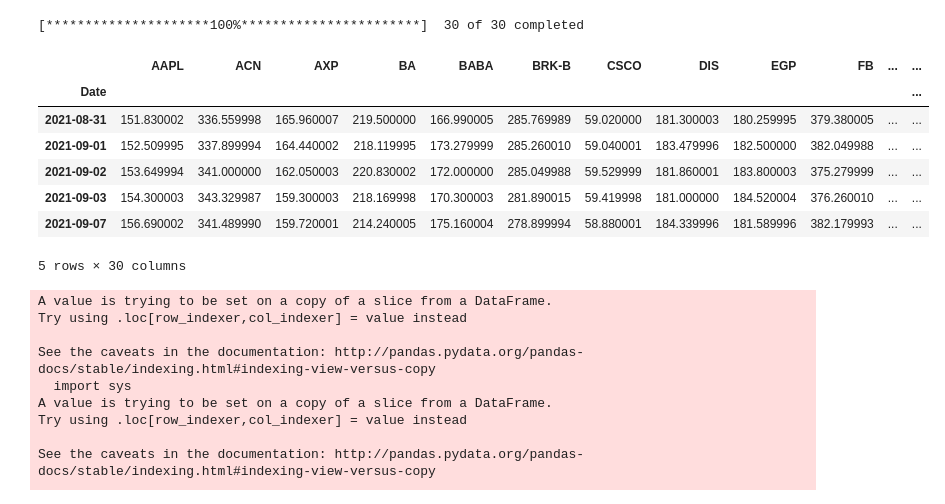
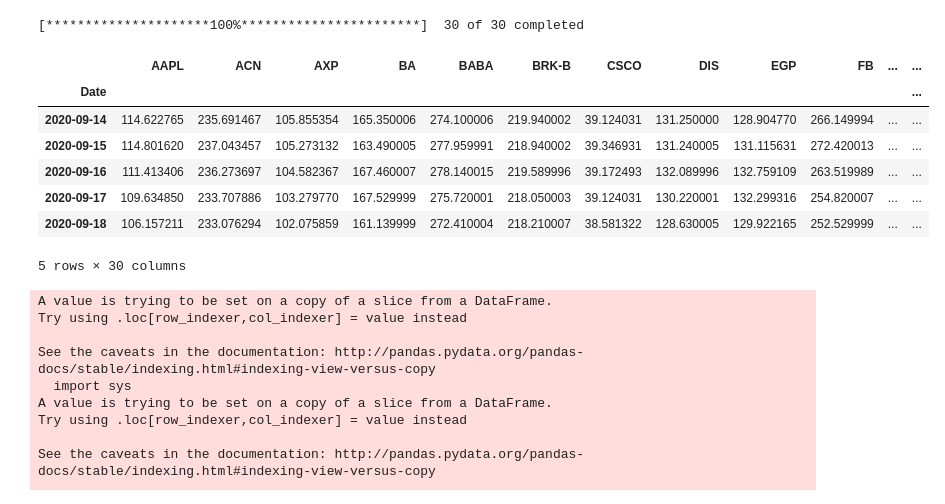
Before and after one commit to EspartacoCamero/stocks-invesment, a Jupyter notebook: notebooks/cherry-pick-stocks.ipynb, the cells around one changed output. Cells and saved outputs as stored; diff of their text form; code cells hidden in the pictures.

Commit message:
using utils in notebook

```diff
--- a/notebooks/cherry-pick-stocks.ipynb
+++ b/notebooks/cherry-pick-stocks.ipynb
@@ -15,4 +16,4 @@ import yaml
 # %%
 all_config = yaml.safe_load(open("../config/config_file.yml", "r"))
 # %%
-df_input = pd.read_csv('../src/data/example_data.csv')
+df_input = utils.get_ticks_data('../src/data/example_data.csv')
@@ -53,16 +20,20 @@ def get_stock_data(stocks, start_date, today, col='Adj Close', source='yahoo'):
+# %%
+start_date, end_date = utils.get_start_end(all_config)
+source = all_config['stocks']['source']
+metric = all_config['stocks']['metric']
+ticks = df_input['TICK'].to_list()
 # %%
-df = get_stock_data(ticks, start_date, end_date)
-#sp500 = get_stock_data(tick_sp500, start_date, end_date)
+df = utils.get_stock_data(ticks, start_date, end_date, col=metric)
 # %% [output]
 [*********************100%***********************]  30 of 30 completed
 # %%
-df.tail()
+df.head()
 # %% [output]
 |  | AAPL | ACN | AXP | BA | BABA | BRK-B | CSCO | DIS | EGP | FB | ... | ... |
 | Date |  |  |  |  |  |  |  |  |  |  |  | ... |
-| 2021-08-31 | 151.830002 | 336.559998 | 165.960007 | 219.500000 | 166.990005 | 285.769989 | 59.020000 | 181.300003 | 180.259995 | 379.380005 | ... | ... |
-| 2021-09-01 | 152.509995 | 337.899994 | 164.440002 | 218.119995 | 173.279999 | 285.260010 | 59.040001 | 183.479996 | 182.500000 | 382.049988 | ... | ... |
-| 2021-09-02 | 153.649994 | 341.000000 | 162.050003 | 220.830002 | 172.000000 | 285.049988 | 59.529999 | 181.860001 | 183.800003 | 375.279999 | ... | ... |
-| 2021-09-03 | 154.300003 | 343.329987 | 159.300003 | 218.169998 | 170.300003 | 281.890015 | 59.419998 | 181.000000 | 184.520004 | 376.260010 | ... | ... |
-| 2021-09-07 | 156.690002 | 341.489990 | 159.720001 | 214.240005 | 175.160004 | 278.899994 | 58.880001 | 184.339996 | 181.589996 | 382.179993 | ... | ... |
+| 2020-09-14 | 114.622765 | 235.691467 | 105.855354 | 165.350006 | 274.100006 | 219.940002 | 39.124031 | 131.250000 | 128.904770 | 266.149994 | ... | ... |
+| 2020-09-15 | 114.801620 | 237.043457 | 105.273132 | 163.490005 | 277.959991 | 218.940002 | 39.346931 | 131.240005 | 131.115631 | 272.420013 | ... | ... |
+| 2020-09-16 | 111.413406 | 236.273697 | 104.582367 | 167.460007 | 278.140015 | 219.589996 | 39.172493 | 132.089996 | 132.759109 | 263.519989 | ... | ... |
+| 2020-09-17 | 109.634850 | 233.707886 | 103.279770 | 167.529999 | 275.720001 | 218.050003 | 39.124031 | 130.220001 | 132.299316 | 254.820007 | ... | ... |
+| 2020-09-18 | 106.157211 | 233.076294 | 102.075859 | 161.139999 | 272.410004 | 218.210007 | 38.581322 | 128.630005 | 129.922165 | 252.529999 | ... | ... |
 5 rows × 30 columns
```
Also changed, not shown: parts of 7 cells of this notebook, 1 other file.
